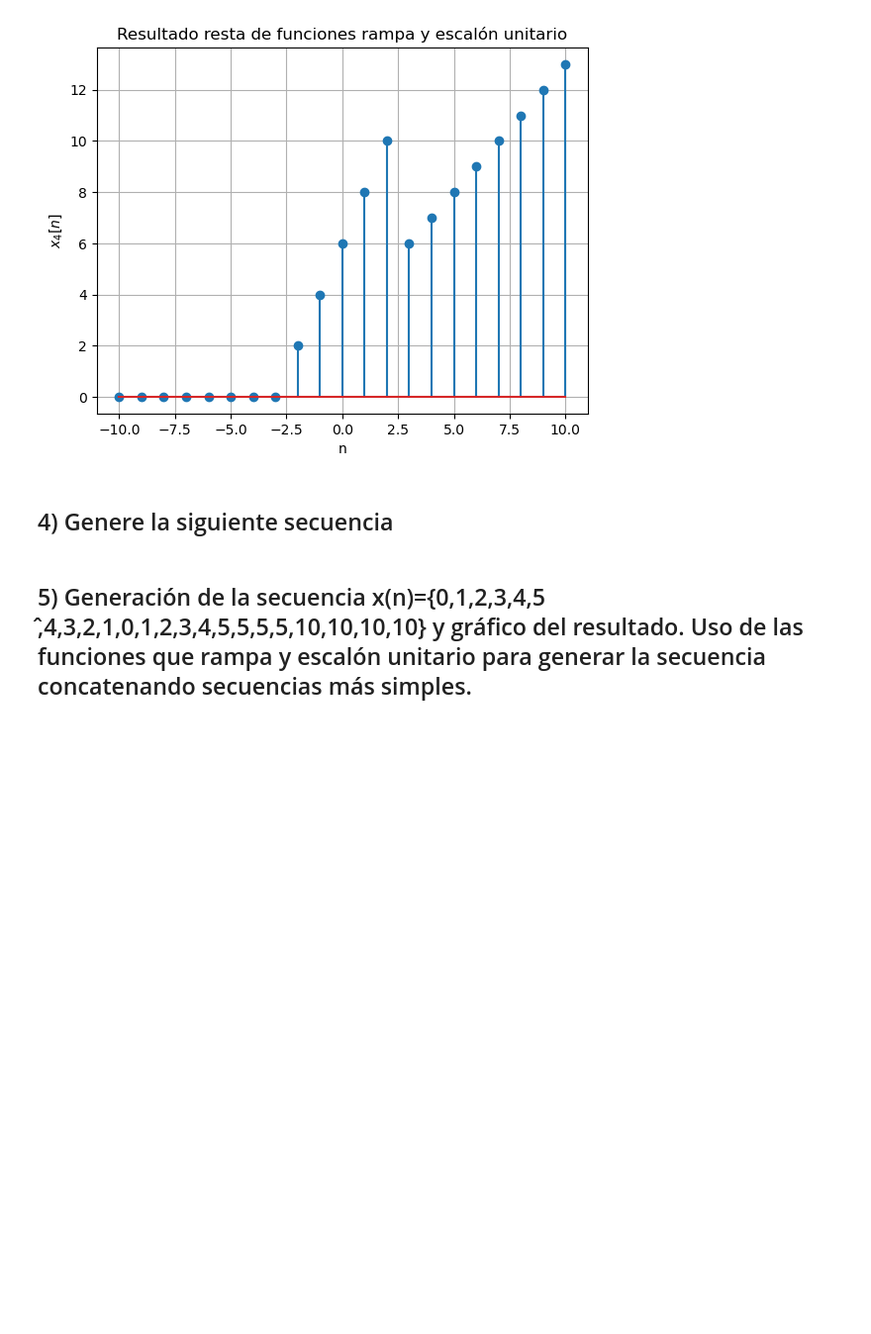
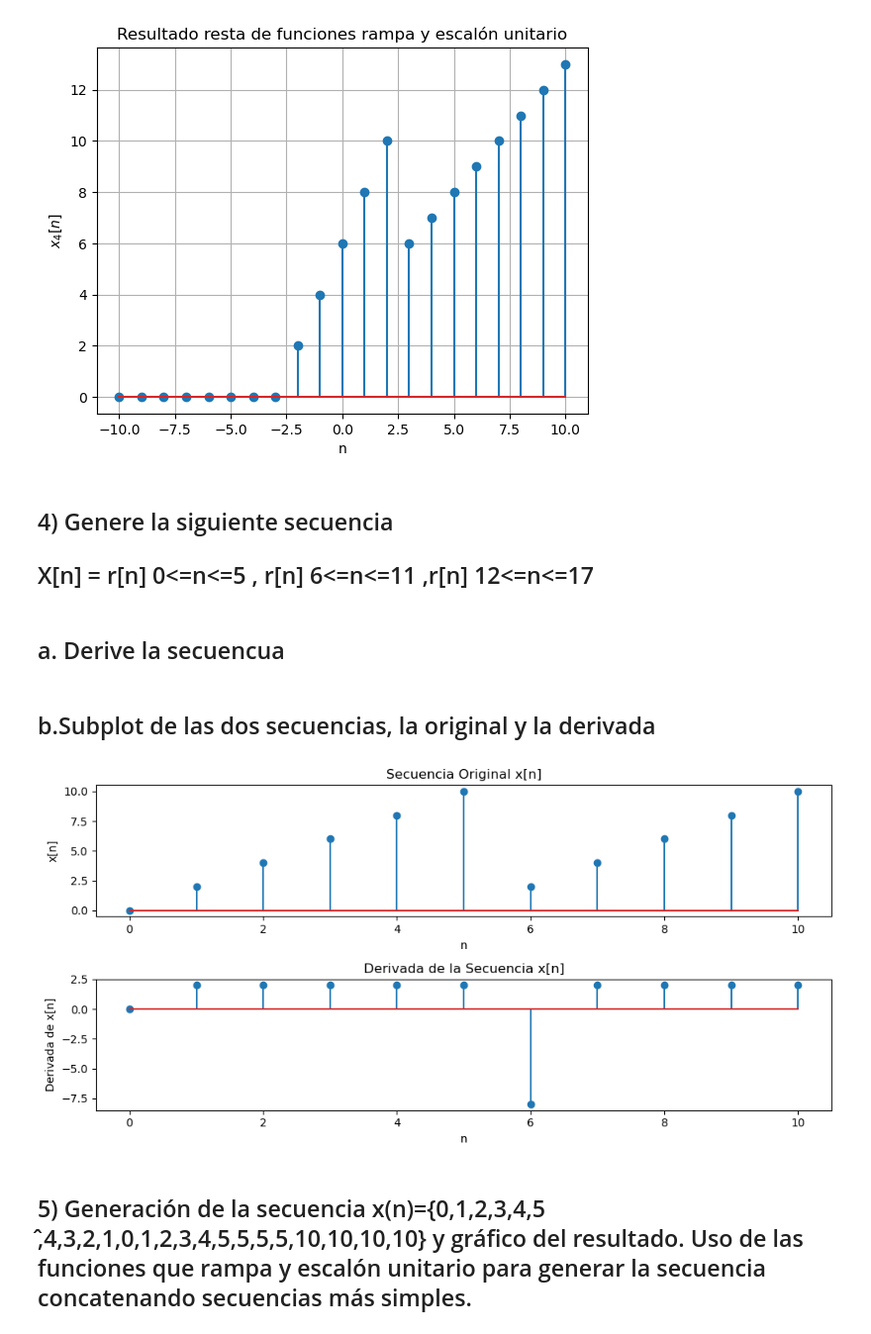
Before and after one commit to AngieTrianaT/Laboratorio-biosenales, a Jupyter notebook: Practica_2/Práctica_2_Señales y sistemas discretos.ipynb, the cells around one changed output. Shown at 99% size. Saved outputs shown, nothing was run; the diff lists cells and outputs as text; code cells hidden in the pictures; blank space fills up the shorter version.

```diff
--- a/Practica_2/Práctica_2_Señales y sistemas discretos.ipynb
+++ b/Practica_2/Práctica_2_Señales y sistemas discretos.ipynb
@@ -233,6 +233,50 @@ plt.show()
 [figure]
 # %% [markdown]
 ## 4) Genere la siguiente secuencia
+ ## X[n] = r[n] 0<=n<=5 , r[n] 6<=n<=11 ,r[n] 12<=n<=17
+# %% [markdown]
+## a. Derive la secuencua
+# %%
+import numpy as np
+import matplotlib.pyplot as plt
+
+#  Función rampa con pendiente
+def rampa(n0, n, m):
+    return np.where(n - n0 >= 0, m * (n - n0), 0)
+
+n = np.arange(0, 10+1)  # Rango de n desde 0 hasta 17
+x = np.empty_like(n)
+
+for i in range(len(n)): #Secuencia para cumplir con los requisitos
+    if 0 <= n[i] <= 5:
+        x[i] = rampa(0, n[i],2)  #Cuando 0 <= n <= 5
+    elif 6 <= n[i] <= 11:
+        x[i] = rampa(5, n[i],2)  # Cuando 6 <= n <= 11
+    elif 12 <= n[i] <= 17:
+        x[i] = rampa(10, n[i],2) # rcuando 12 <= n <= 17
+
+derivada_x = np.diff(x, prepend=0)
+# %% [markdown]
+## b.Subplot de las dos secuencias, la original y la derivada
+# %%
+plt.figure(figsize=(10, 5))
+
+plt.subplot(2, 1, 1)
+plt.stem(n, x)
+plt.title('Secuencia Original x[n]')
+plt.xlabel('n')
+plt.ylabel('x[n]')
+
+plt.subplot(2, 1, 2)
+plt.stem(n, derivada_x)
+plt.title('Derivada de la Secuencia x[n]')
+plt.xlabel('n')
+plt.ylabel("Derivada de x[n]")
+
+plt.tight_layout()
+plt.show()
+# %% [output]
+[figure, added]
 # %% [markdown]
 ## 5) Generación de la secuencia x(n)={0,1,2,3,4,5 ̂,4,3,2,1,0,1,2,3,4,5,5,5,5,10,10,10,10} y gráfico del resultado. Uso de las funciones que rampa y escalón unitario para generar la secuencia concatenando secuencias más simples.
 # %%
```
